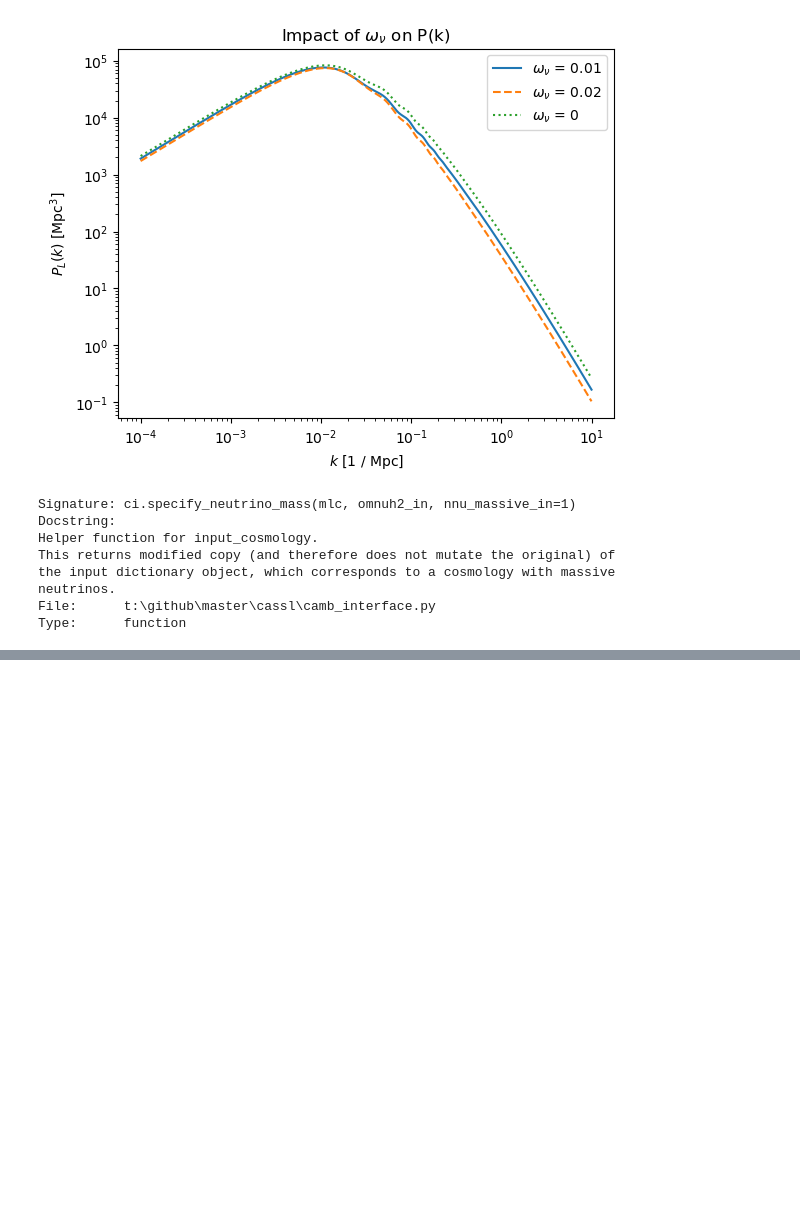
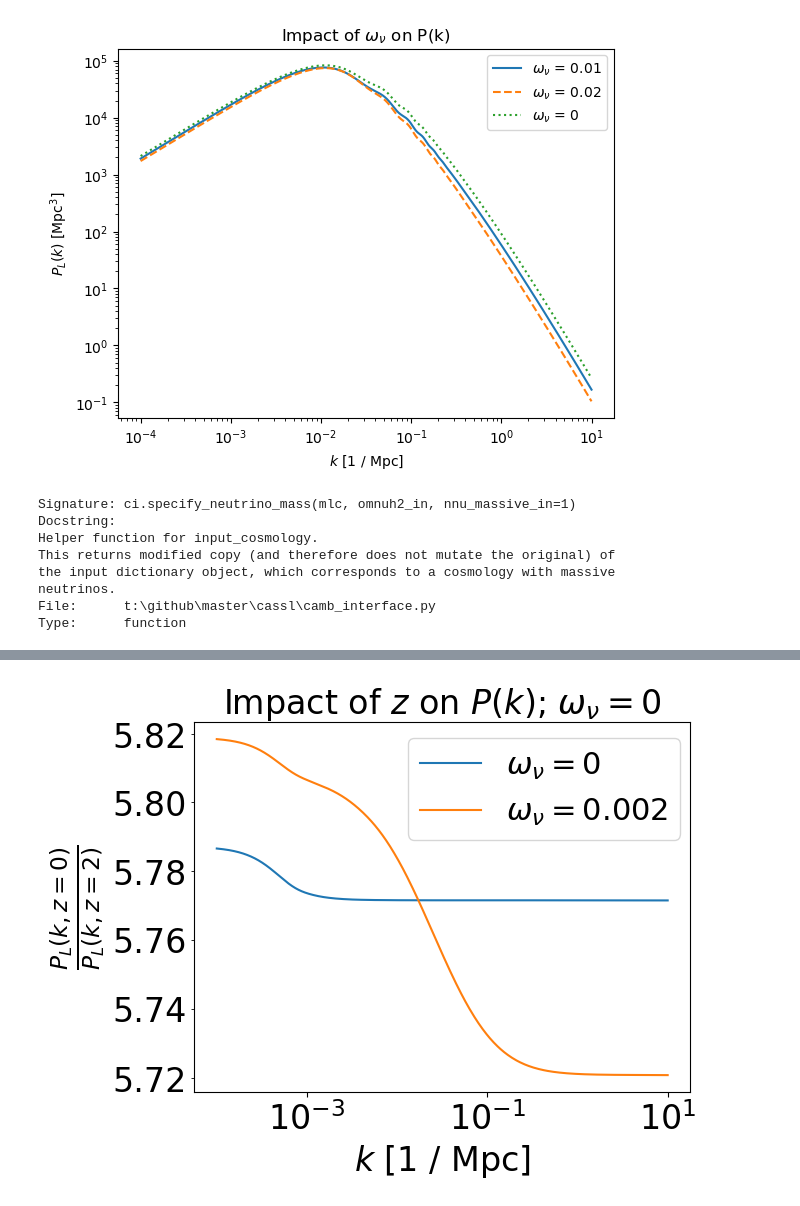
Before and after one commit to 3276908917/Master, a Jupyter notebook: CAMB_notebooks/thesis_paper/impact_of_the_five.ipynb, the cells around one changed output, grey strips where cells are left out. Cells and saved outputs as stored; diff of their text form; code cells hidden in the pictures; blank space fills up the shorter version.

```diff
--- a/CAMB_notebooks/thesis_paper/impact_of_the_five.ipynb
+++ b/CAMB_notebooks/thesis_paper/impact_of_the_five.ipynb
@@ -238,0 +334,35 @@ Type:      function
+# %%
+TeX = r"$z$"
+
+fig = plt.figure()
+ax = fig.gca()
+
+ax.set_title("Impact of " + TeX + r" on $P(k)$; $\omega_\nu = 0$", fontsize=24)
+ax.set_xlabel("$k$ [1 / Mpc]", fontsize=24)
+ax.set_ylabel(r"$\frac{P_L(k, z = 0)}{P_L(k, z = 2)}$", fontsize=24)
+
+rat_no = new_p_no / old_p_no
+ax.loglog(old_k_no, rat_no, label=r"$\omega_\nu = 0$")
+ax.loglog(old_k_nu, rat_nu, label=r"$\omega_\nu = 0.002$")
+
+#ax.ticklabel_format(axis='y', style='plain')
+
+ax.set_ylim(y_limits)
+
+from matplotlib.ticker import ScalarFormatter
+plt.gca().yaxis.set_major_formatter(ScalarFormatter())
+plt.gca().yaxis.set_minor_formatter(ScalarFormatter());
+
+ax.tick_params(labelsize=24)
+
+for tick in ax.yaxis.get_minor_ticks():
+    tick.label1.set_fontsize(24)
+
+#fig.legend(loc='upper right', fontsize=24)
+ax.legend(bbox_to_anchor=(0.4, 1), fontsize=22)
+
+
+plt.savefig("plots/redshift_dependence_problem", bbox_inches='tight')
+plt.show()
+# %% [output]
+[figure, added]
```
Also changed, not shown: parts of 6 cells of this notebook, 2 other files.
